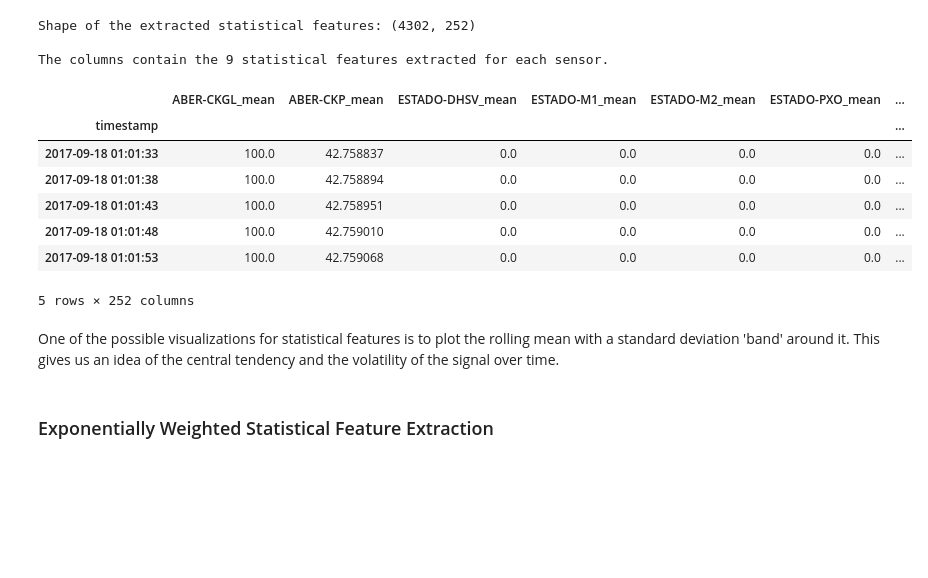
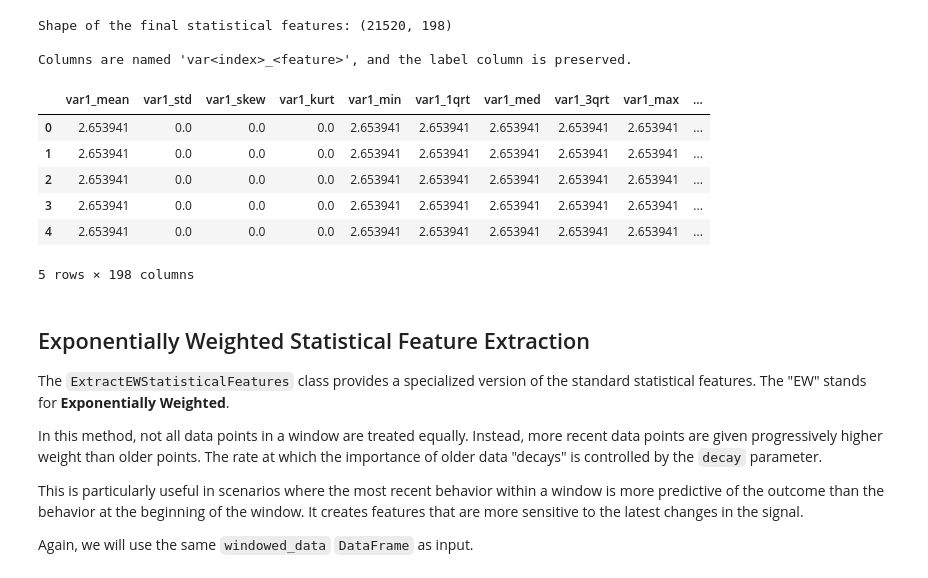
Before and after one commit to petrobras/3W, a Jupyter notebook: docs/notebooks/feature_extraction_examples.ipynb, the cells around one changed output. Saved outputs shown, nothing was run; the diff lists cells and outputs as text; code cells hidden in the pictures; blank space fills up the shorter version.

```diff
--- a/docs/notebooks/feature_extraction_examples.ipynb
+++ b/docs/notebooks/feature_extraction_examples.ipynb
@@ -26,4 +42,6 @@ from ThreeWToolkit.core.base_dataset import EventPrefixEnum
 # %%
 dataset_path = Path("./dataset")
-ds_config = DatasetConfig(path=dataset_path, split=None, file_type="parquet") # load all files, target defaults to 'class'
-ds = ParquetDataset(ds_config, download=True) # download
+event_types = [EventPrefixEnum.REAL]
+ds_config = ParquetDatasetConfig(path=dataset_path, clean_data=True, event_type=event_types) # load all files, target defaults to 'class'
+ds = ParquetDataset(ds_config)
+len(ds)
@@ -30,5 +52,0 @@ ds = ParquetDataset(ds_config, download=True) # download
-# %%
-event_types = [EventPrefixEnum.REAL,]
-ds_config = DatasetConfig(path=dataset_path, split=None, file_type="parquet", event_type=event_types) # get only drawn
-ds = ParquetDataset(ds_config, download=False)
-len(ds)
@@ -37,11 +53,8 @@ len(ds)
 # %%
-X = ds[0]['signal']
-y = ds[0]['label']
+X_raw = ds[0]['signal']
+y_raw = ds[0]['label']
 
-X = X.fillna(0)
-y = y.fillna(0)
-
-X
+X_raw
 # %% [output]
 |  | ABER-CKGL | ABER-CKP | ESTADO-DHSV | ESTADO-M1 | ESTADO-M2 | ESTADO-PXO | ESTADO-SDV-GL | ESTADO-SDV-P | ... |
 | timestamp |  |  |  |  |  |  |  |  | ... |
@@ -149,32 +193,41 @@ Extraction began 20 points later, so the first timestamp is delayed.
 # %%
-# Configure the statistical extractor
-config_stats = extract_statistical_features.StatisticalConfig(window_size=20, overlap=0.75)
+# Configure the statistical feature extractor
+statistical_config = StatisticalConfig(
+    window_size=WINDOW_SIZE,
+    overlap=OVERLAP,
+    label_column="label"
+)
 
 # Instantiate the extractor
-statistical_extractor = extract_statistical_features.ExtractStatisticalFeatures(config_stats)
+statistical_feature_extractor = extract_statistical_features.ExtractStatisticalFeatures(statistical_config)
+statistical_feature_extractor.is_windowed = True
 
-# Apply it to the same sample data
-statistical_features = statistical_extractor(X, y)
+# Run the feature extraction step by calling the instance
+statistical_features = statistical_feature_extractor(windowed_data)
 
-# Display the first few rows of the result
-print(f"Shape of the extracted statistical features: {statistical_features[0].shape}")
-print("\nThe columns contain the 9 statistical features extracted for each sensor.")
-
-statistical_features[0].head()
+# Display the results
+print("Shape of the final statistical features:", statistical_features.shape)
+print("\nColumns are named 'var<index>_<feature>', and the label column is preserved.")
+statistical_features.head()
 # %% [output]
-Shape of the extracted statistical features: (4302, 252)
+Shape of the final statistical features: (21520, 198)
 
-The columns contain the 9 statistical features extracted for each sensor.
+Columns are named 'var<index>_<feature>', and the label column is preserved.
-|  | ABER-CKGL_mean | ABER-CKP_mean | ESTADO-DHSV_mean | ESTADO-M1_mean | ESTADO-M2_mean | ESTADO-PXO_mean | ... |
-| timestamp |  |  |  |  |  |  | ... |
-| 2017-09-18 01:01:33 | 100.0 | 42.758837 | 0.0 | 0.0 | 0.0 | 0.0 | ... |
-| 2017-09-18 01:01:38 | 100.0 | 42.758894 | 0.0 | 0.0 | 0.0 | 0.0 | ... |
-| 2017-09-18 01:01:43 | 100.0 | 42.758951 | 0.0 | 0.0 | 0.0 | 0.0 | ... |
-| 2017-09-18 01:01:48 | 100.0 | 42.759010 | 0.0 | 0.0 | 0.0 | 0.0 | ... |
-| 2017-09-18 01:01:53 | 100.0 | 42.759068 | 0.0 | 0.0 | 0.0 | 0.0 | ... |
+|  | var1_mean | var1_std | var1_skew | var1_kurt | var1_min | var1_1qrt | var1_med | var1_3qrt | var1_max | ... |
+| 0 | 2.653941 | 0.0 | 0.0 | 0.0 | 2.653941 | 2.653941 | 2.653941 | 2.653941 | 2.653941 | ... |
+| 1 | 2.653941 | 0.0 | 0.0 | 0.0 | 2.653941 | 2.653941 | 2.653941 | 2.653941 | 2.653941 | ... |
+| 2 | 2.653941 | 0.0 | 0.0 | 0.0 | 2.653941 | 2.653941 | 2.653941 | 2.653941 | 2.653941 | ... |
+| 3 | 2.653941 | 0.0 | 0.0 | 0.0 | 2.653941 | 2.653941 | 2.653941 | 2.653941 | 2.653941 | ... |
+| 4 | 2.653941 | 0.0 | 0.0 | 0.0 | 2.653941 | 2.653941 | 2.653941 | 2.653941 | 2.653941 | ... |
-5 rows × 252 columns
+5 rows × 198 columns
-# %% [markdown]
-One of the possible visualizations for statistical features is to plot the rolling mean with a standard deviation 'band' around it. This gives us an idea of the central tendency and the volatility of the signal over time.
 # %% [markdown]
-### Exponentially Weighted Statistical Feature Extraction
+## Exponentially Weighted Statistical Feature Extraction
+
+The `ExtractEWStatisticalFeatures` class provides a specialized version of the standard statistical features. The "EW" stands for **Exponentially Weighted**.
+
+In this method, not all data points in a window are treated equally. Instead, more recent data points are given progressively higher weight than older points. The rate at which the importance of older data "decays" is controlled by the `decay` parameter.
+
+This is particularly useful in scenarios where the most recent behavior within a window is more predictive of the outcome than the behavior at the beginning of the window. It creates features that are more sensitive to the latest changes in the signal.
+
+Again, we will use the same `windowed_data` `DataFrame` as input.
 # %%
```
Also changed, not shown: parts of 15 cells of this notebook.
